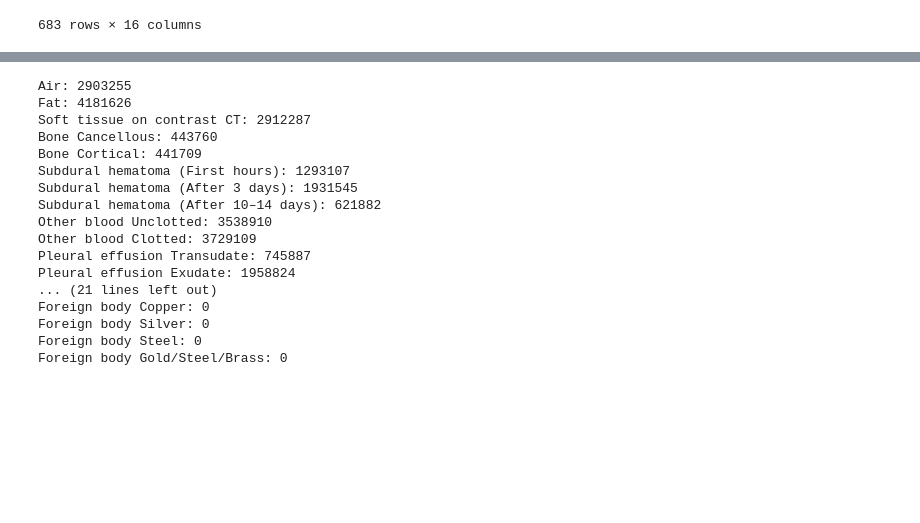
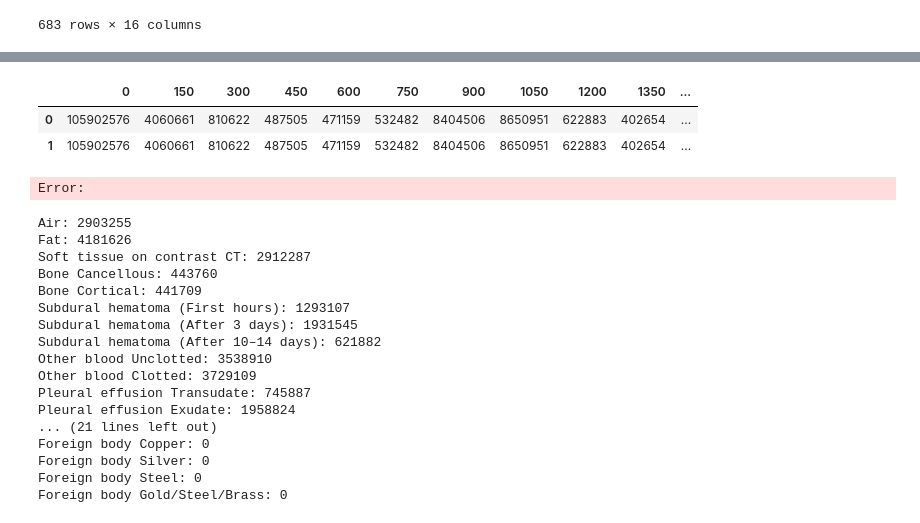
Before and after one commit to Justin-SG/inferring_body_weight_from_ct_scans, a Jupyter notebook: 3_Data_Preparation/Justin/Segmentation_test.ipynb, the cells around one changed output, grey strips where cells are left out. Saved outputs shown, nothing was run; the diff lists cells and outputs as text; code cells hidden in the pictures; blank space fills up the shorter version.

```diff
--- a/3_Data_Preparation/Justin/Segmentation_test.ipynb
+++ b/3_Data_Preparation/Justin/Segmentation_test.ipynb
@@ -317,3 +334,12 @@ dicom_file
+# %%
+path = "../../Data/bincount_STEP_150_df.feather"
+bincount_df = pd.read_feather(path)
+bincount_df
+# %% [output]
+|  | 0 | 150 | 300 | 450 | 600 | 750 | 900 | 1050 | 1200 | 1350 | ... |
+| 0 | 105902576 | 4060661 | 810622 | 487505 | 471159 | 532482 | 8404506 | 8650951 | 622883 | 402654 | ... |
+| 1 | 105902576 | 4060661 | 810622 | 487505 | 471159 | 532482 | 8404506 | 8650951 | 622883 | 402654 | ... |
+Error:
 # %%
 BINS = {
     "Air": (-1000, -1000),
```
Also changed, not shown: parts of 2 cells of this notebook, 5 other files.
